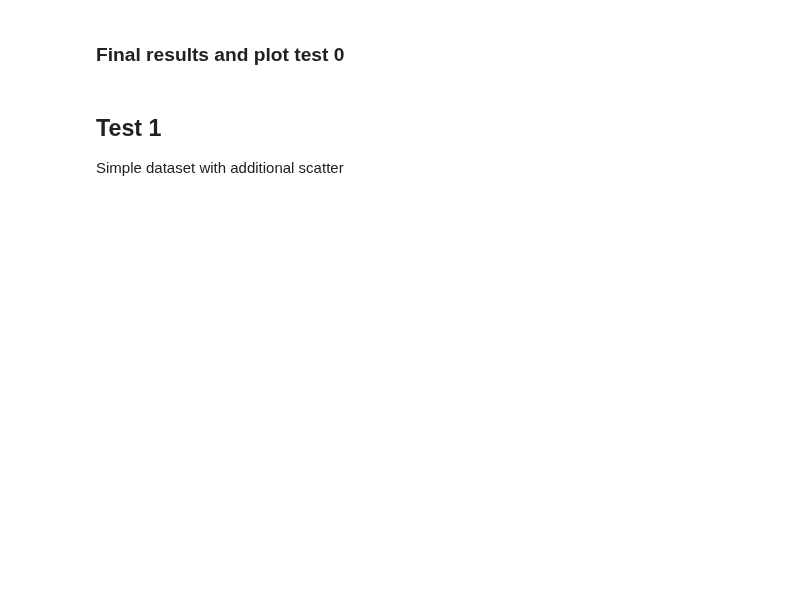
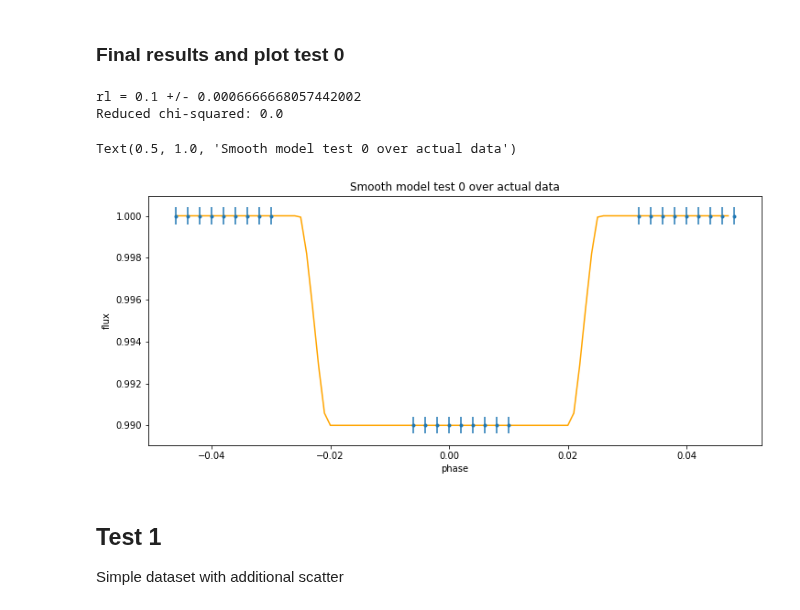
Before and after one commit to Exo-TiC/ExoTiC-ISM, a Jupyter notebook: notebooks/Simple transit model in Sherpa.ipynb, the cells around one changed output. Cells and saved outputs as stored; diff of their text form; code cells hidden in the pictures; blank space fills up the shorter version.

```diff
--- a/notebooks/Simple transit model in Sherpa.ipynb
+++ b/notebooks/Simple transit model in Sherpa.ipynb
@@ -128,9 +233,33 @@ print(fitresult0)
 # %% [markdown]
 ### Final results and plot test 0
+# %%
+# Prepare smooth model of fit
+# Stick all parameters in one tuple so that we can use method below
+params0 = (model0.rl.val, model0.flux0.val, model0.epoch.val, model0.inclin.val, model0.MsMpR.val,
+           model0.ecc.val, model0.omega.val, model0.period.val, model0.tzero.val, model0.c1.val,
+           model0.c2.val, model0.c3.val, model0.c4.val, model0.m_fac.val, model0.hstp1.val,
+           model0.hstp2.val, model0.hstp3.val, model0.hstp4.val, model0.xshift1.val,
+           model0.xshift2.val, model0.xshift3.val, model0.xshift4.val)
+
+# Calculate model on denser grid to display (smooth model)
+smooth_y0 = model0.calc(pars=params0, x=smooth_x)
 # %%
 # Error from Hessian
 calc_errors0 = np.sqrt(fitresult0.extra_output['covar'].diagonal())
 rl_err0 = calc_errors0[0]
 
 print('rl = {} +/- {}'.format(model0.rl.val, rl_err0))
 print('Reduced chi-squared: {}'.format(fitresult0.rstat))
+
+# Display model from denser grid over real data after fitting
+plt.figure(figsize=(12, 5))
+plt.plot(smooth_x, smooth_y0, c='orange')
+plt.errorbar(data_x, data_y, yerr=uncertainty, fmt='.')
+plt.xlabel('phase')
+plt.ylabel('flux')
+plt.title('Smooth model test 0 over actual data')
+# %% [output]
+rl = 0.1 +/- 0.0006666668057442002
+Reduced chi-squared: 0.0
+Text(0.5, 1.0, 'Smooth model test 0 over actual data')
+[figure, added]
```
Also changed, not shown: parts of 47 cells of this notebook, 1 other file.
